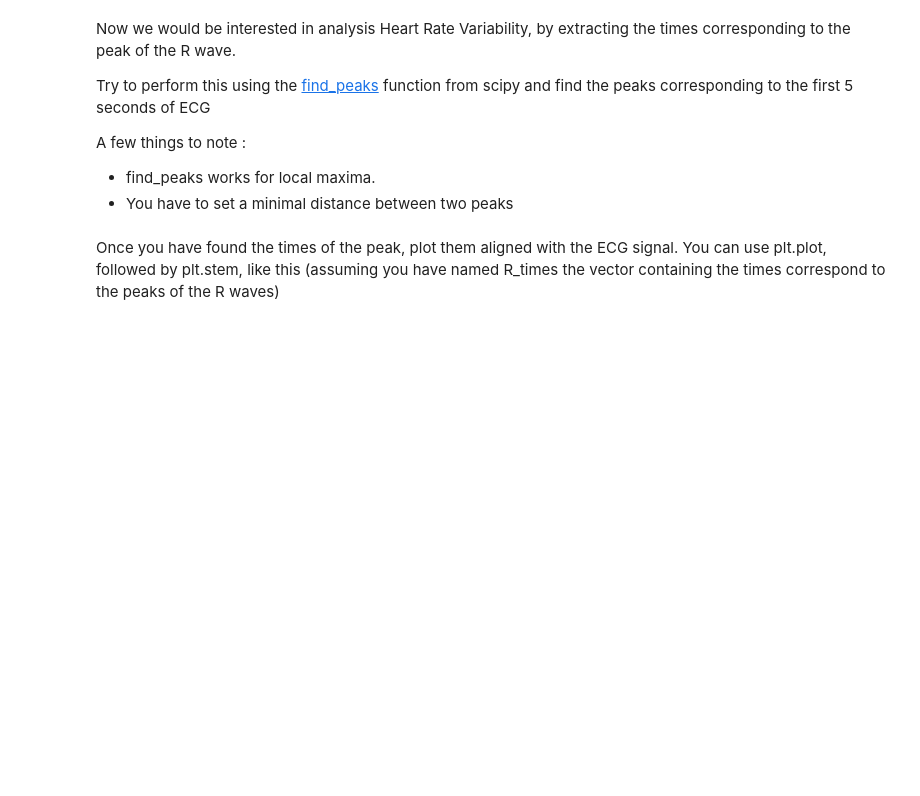
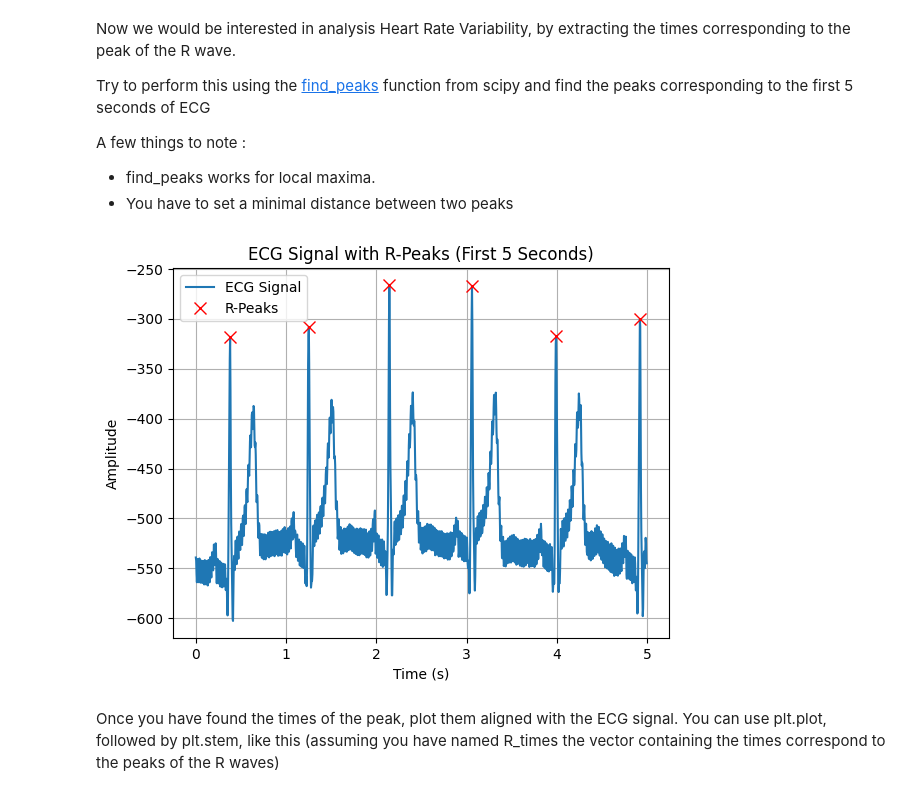
Before and after one commit to OrenT10/projet_ce, a Jupyter notebook: TP/SignauxMedicaux_ECG_EEG.ipynb, the cells around one changed output. Cells and saved outputs as stored; diff of their text form; code cells hidden in the pictures; blank space fills up the shorter version.

```diff
--- a/TP/SignauxMedicaux_ECG_EEG.ipynb
+++ b/TP/SignauxMedicaux_ECG_EEG.ipynb
@@ -510,3 +515,25 @@ from scipy.signal import find_peaks
+# %%
+from scipy.signal import find_peaks
+
+peaks_indices, _ = find_peaks(-y, distance=125)
+
+
+R_times = x[peaks_indices]
+R_amplitudes = -y[peaks_indices]
+
+plt.plot(x, -y, label='ECG Signal')
+
+
+plt.plot(R_times, R_amplitudes, 'x', color='red', markersize=8, label='R-Peaks')
+
+plt.title('ECG Signal with R-Peaks (First 5 Seconds)')
+plt.xlabel('Time (s)')
+plt.ylabel('Amplitude')
+plt.legend()
+plt.grid(True)
+plt.show()
+# %% [output]
+[figure, added]
 # %% [markdown]
 Once you have found the times of the peak, plot them aligned with the ECG signal. You can use plt.plot, followed by plt.stem, like this (assuming you have named R_times the vector containing the times correspond to the peaks of the R waves)
 # %%
```
Also changed, not shown: parts of 8 cells of this notebook.
